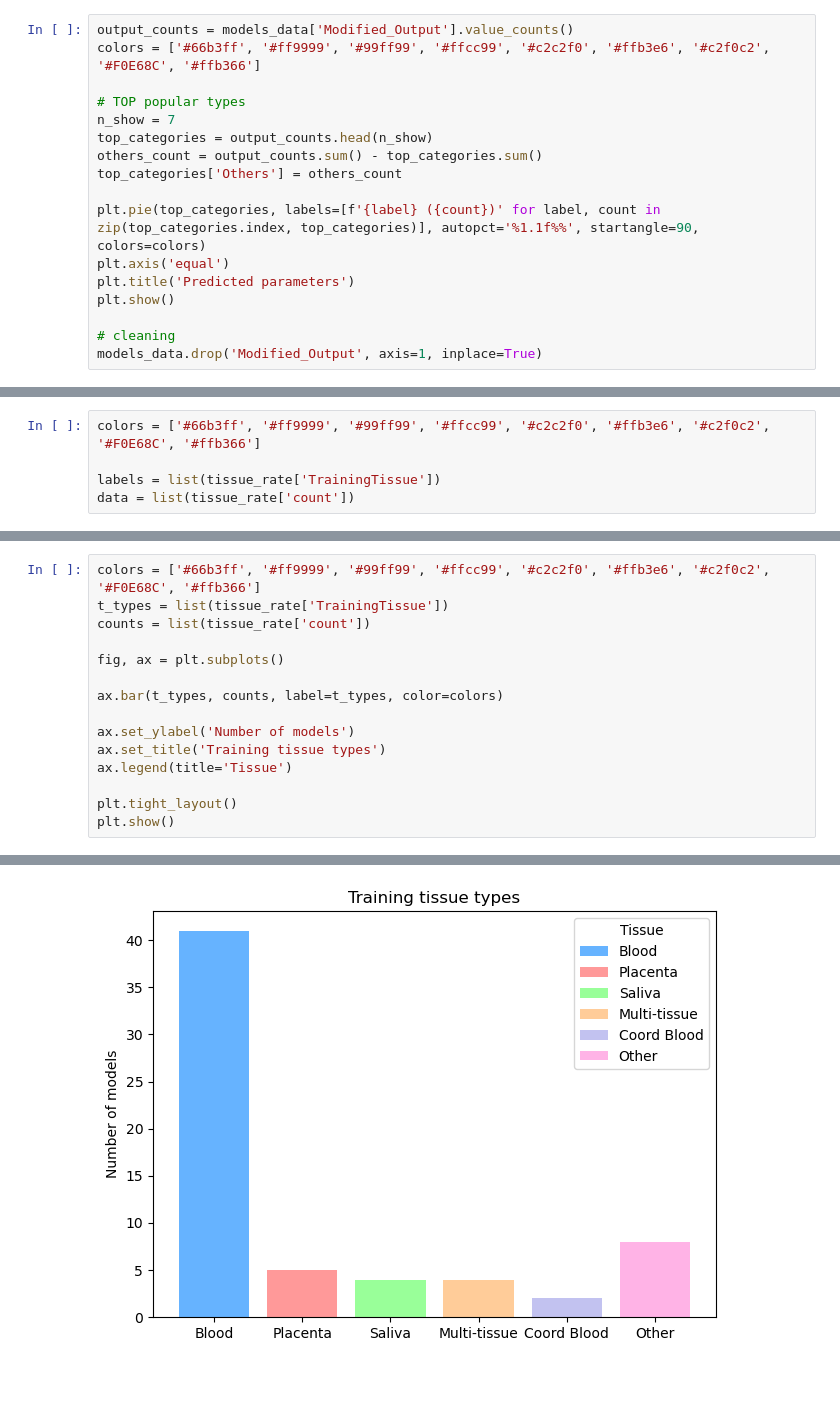
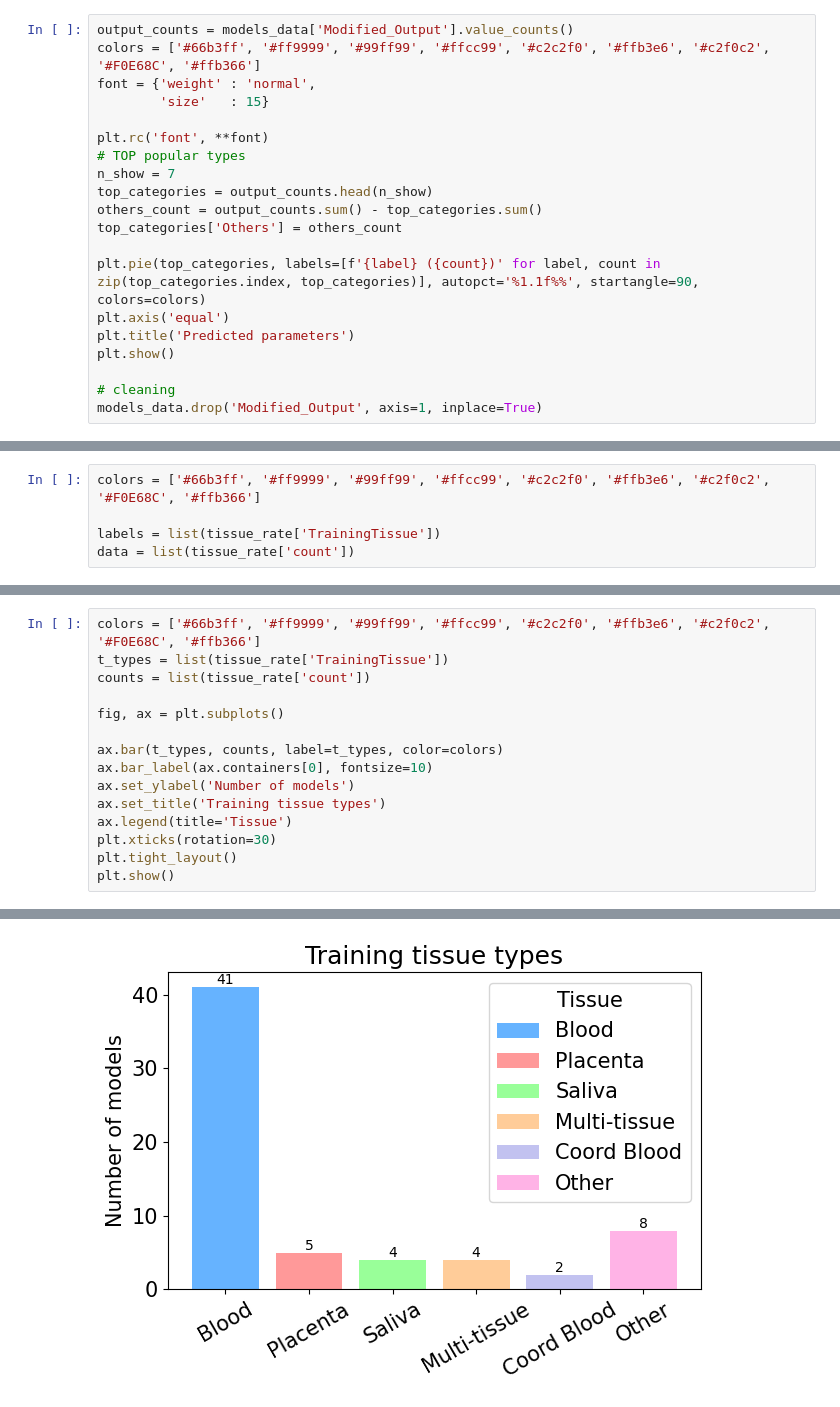
Before and after one commit to ComputationalAgingLab/ComputAge, a Jupyter notebook: workbook_models_analysis.ipynb, the cells around one changed output, grey strips where cells are left out. Saved outputs shown, nothing was run; the diff lists cells and outputs as text; blank space fills up the shorter version.

```diff
--- a/workbook_models_analysis.ipynb
+++ b/workbook_models_analysis.ipynb
@@ -110,7 +110,10 @@ models_data.sample()
 # %%
 output_counts = models_data['Modified_Output'].value_counts()
 colors = ['#66b3ff', '#ff9999', '#99ff99', '#ffcc99', '#c2c2f0', '#ffb3e6', '#c2f0c2', '#F0E68C', '#ffb366']
+font = {'weight' : 'normal',
+        'size'   : 15}
 
+plt.rc('font', **font)
 # TOP popular types
 n_show = 7
 top_categories = output_counts.head(n_show)
@@ -249,11 +286,11 @@ counts = list(tissue_rate['count'])
 fig, ax = plt.subplots()
 
 ax.bar(t_types, counts, label=t_types, color=colors)
-
+ax.bar_label(ax.containers[0], fontsize=10)
 ax.set_ylabel('Number of models')
 ax.set_title('Training tissue types')
 ax.legend(title='Tissue')
-
+plt.xticks(rotation=30)
 plt.tight_layout()
 plt.show()
 # %% [output]
@@ -260 +314 @@ plt.show()
-[figure, old version]
+[figure, new version]
```
Also changed, not shown: parts of 7 cells of this notebook, 4 other files.
